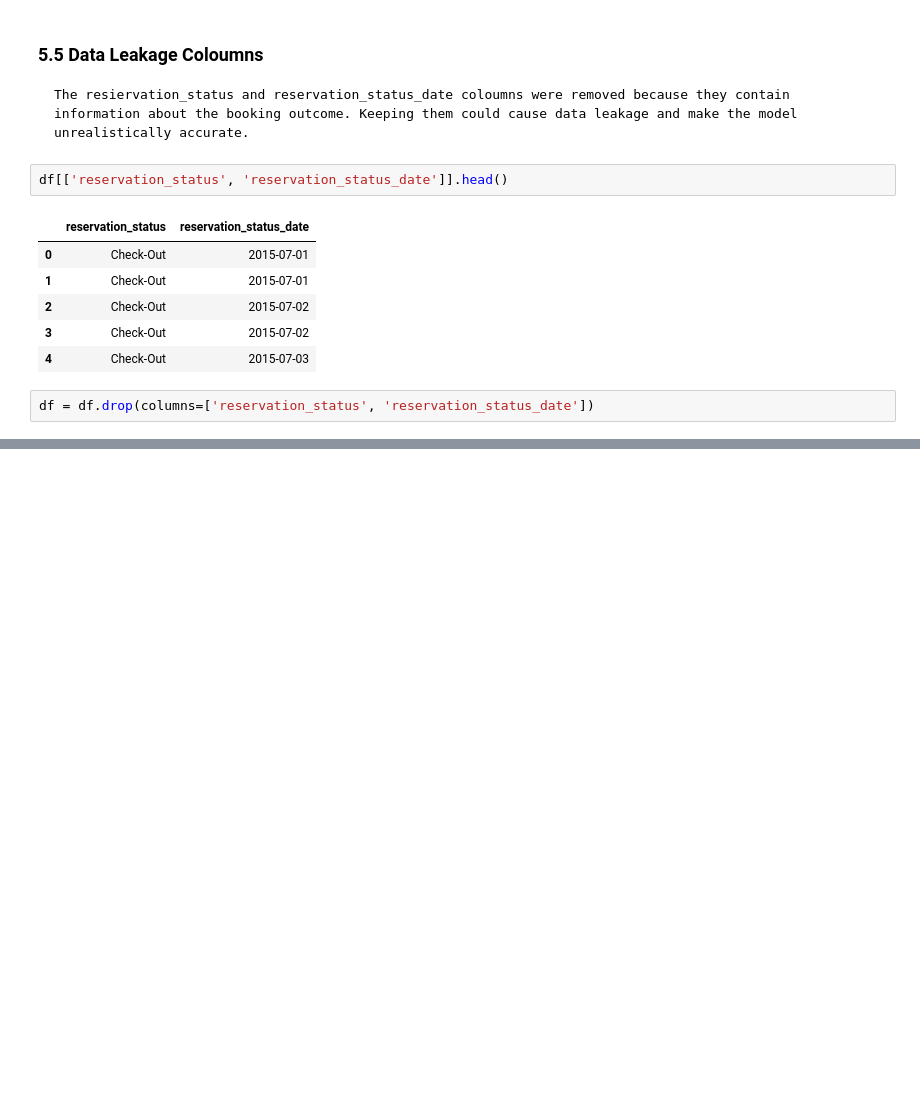
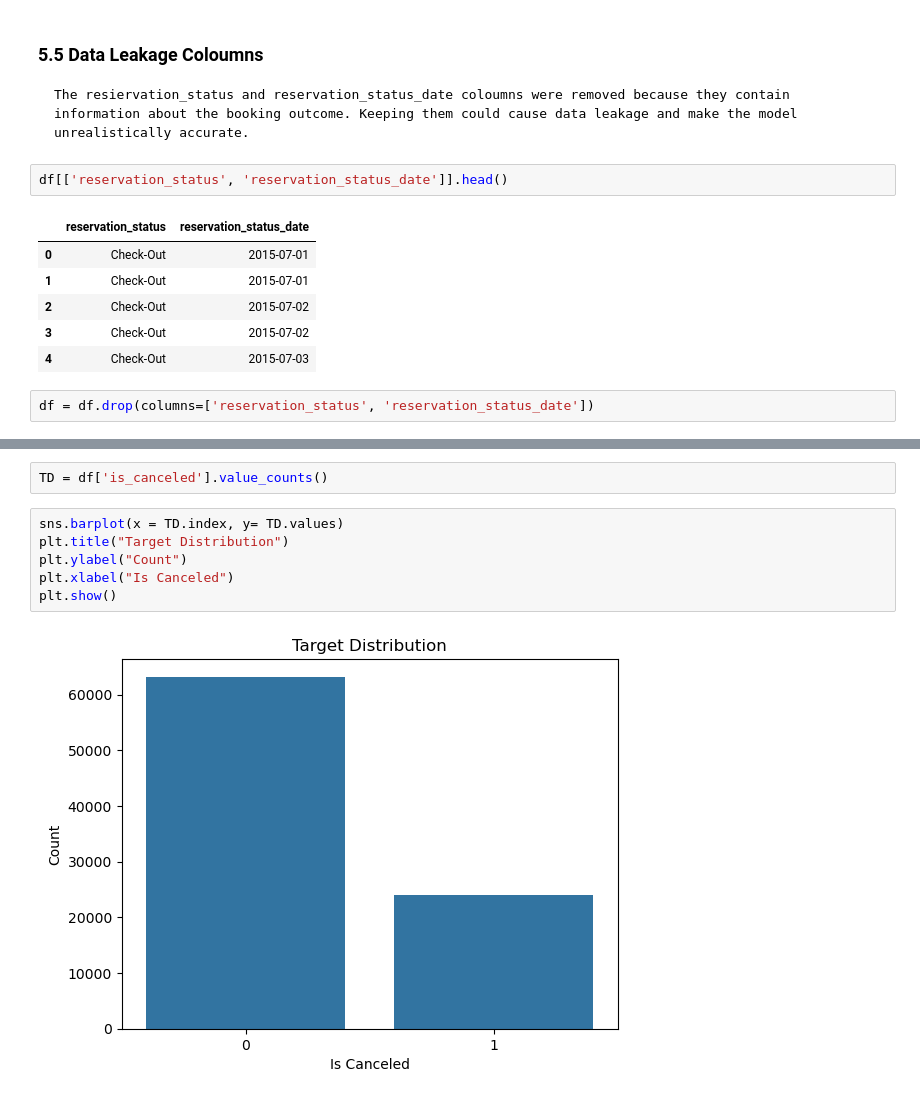
Before and after one commit to ChaitanyaGirase/Hotel_Booking_Cancellation_Prediction, a Jupyter notebook: notebook/hotel_booking_analysis.ipynb, the cells around one changed output, grey strips where cells are left out. Saved outputs shown, nothing was run; the diff lists cells and outputs as text; blank space fills up the shorter version.

```diff
--- a/notebook/hotel_booking_analysis.ipynb
+++ b/notebook/hotel_booking_analysis.ipynb
@@ -183,0 +191,10 @@ df = df.drop(columns=['reservation_status', 'reservation_status_date'])
+# %%
+TD = df['is_canceled'].value_counts()
+# %%
+sns.barplot(x = TD.index, y= TD.values)
+plt.title("Target Distribution")
+plt.ylabel("Count")
+plt.xlabel("Is Canceled")
+plt.show()
+# %% [output]
+[figure, added]
```
Also changed, not shown: parts of 35 cells of this notebook, 1 other file.
